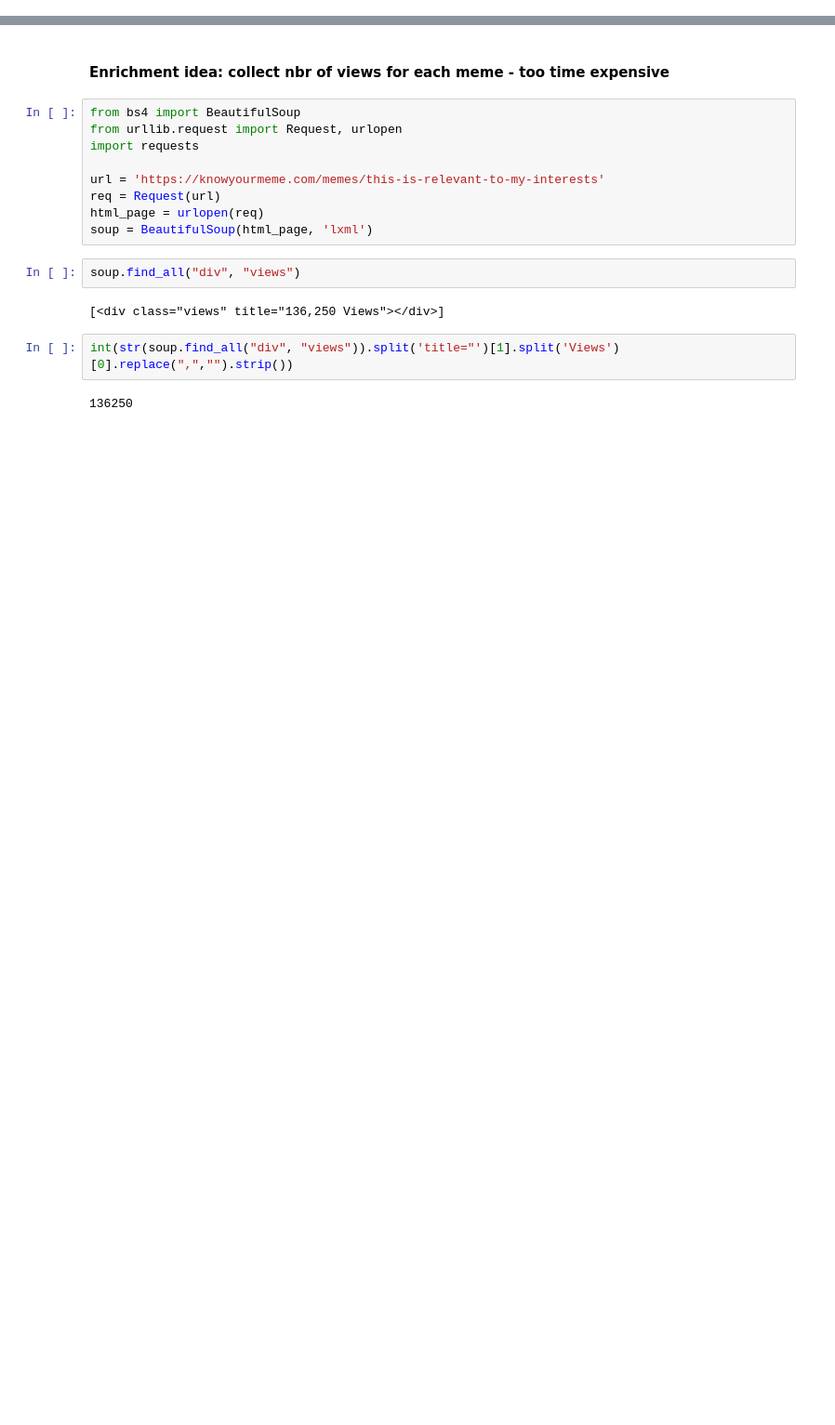
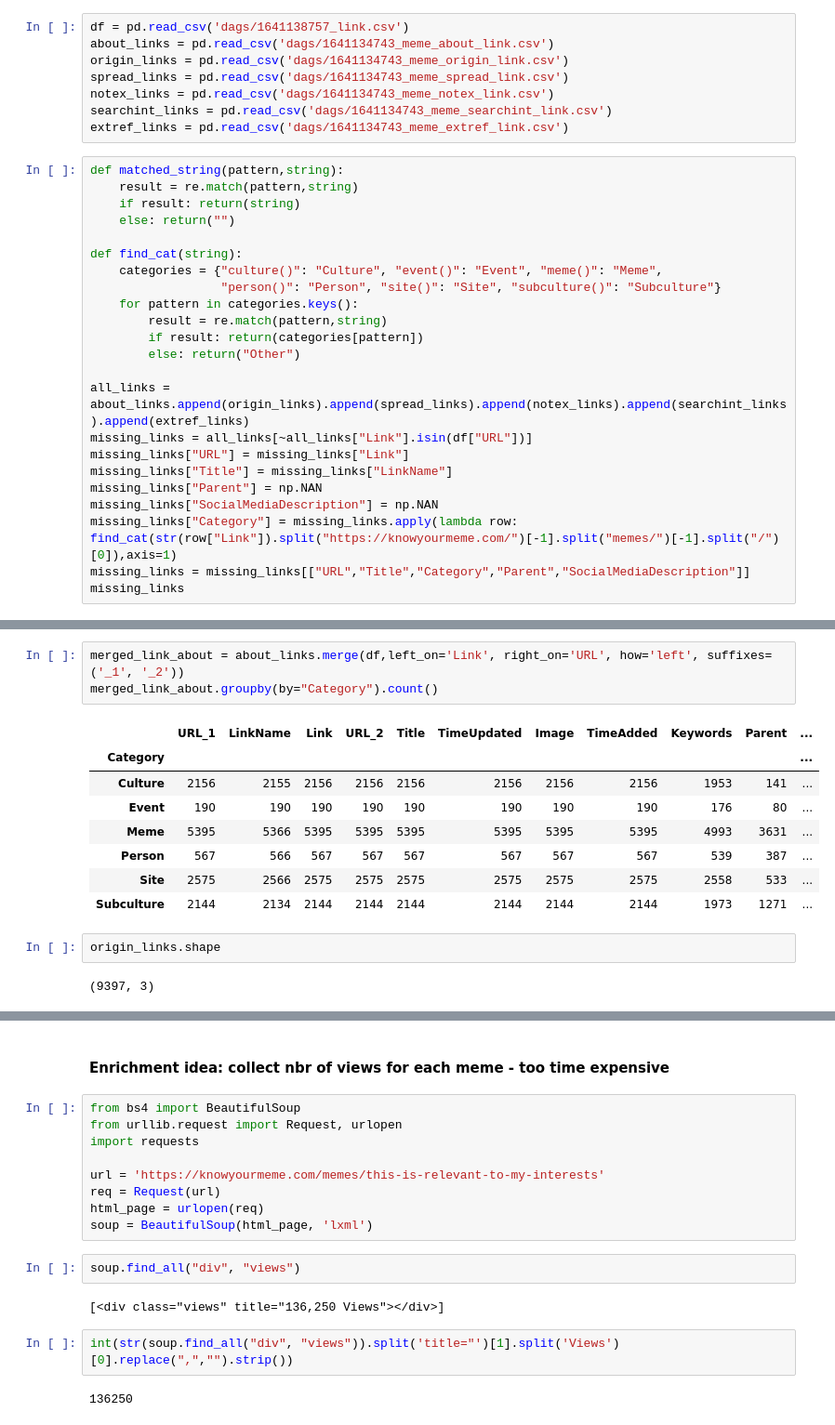
Before and after one commit to MReintop/DataEngProject_Team2, a Jupyter notebook: enrichment_ideas.ipynb, the cells around one changed output, grey strips where cells are left out. Shown: that part at 93% size. Drawn from its saved outputs; the diff is of its cells as text; blank space fills up the shorter version.

```diff
--- a/enrichment_ideas.ipynb
+++ b/enrichment_ideas.ipynb
@@ -0,0 +6,31 @@
+# %%
+df = pd.read_csv('dags/1641138757_link.csv')
+about_links = pd.read_csv('dags/1641134743_meme_about_link.csv')
+origin_links = pd.read_csv('dags/1641134743_meme_origin_link.csv')
+spread_links = pd.read_csv('dags/1641134743_meme_spread_link.csv')
+notex_links = pd.read_csv('dags/1641134743_meme_notex_link.csv')
+searchint_links = pd.read_csv('dags/1641134743_meme_searchint_link.csv')
+extref_links = pd.read_csv('dags/1641134743_meme_extref_link.csv')
+# %%
+def matched_string(pattern,string):
+    result = re.match(pattern,string)
+    if result: return(string)
+    else: return("")
+
+def find_cat(string):
+    categories = {"culture()": "Culture", "event()": "Event", "meme()": "Meme",
+                  "person()": "Person", "site()": "Site", "subculture()": "Subculture"}
+    for pattern in categories.keys():
+        result = re.match(pattern,string)
+        if result: return(categories[pattern])
+        else: return("Other")
+
+all_links = about_links.append(origin_links).append(spread_links).append(notex_links).append(searchint_links).append(extref_links)
+missing_links = all_links[~all_links["Link"].isin(df["URL"])]
+missing_links["URL"] = missing_links["Link"]
+missing_links["Title"] = missing_links["LinkName"]
+missing_links["Parent"] = np.NAN
+missing_links["SocialMediaDescription"] = np.NAN
+missing_links["Category"] = missing_links.apply(lambda row: find_cat(str(row["Link"]).split("https://knowyourmeme.com/")[-1].split("memes/")[-1].split("/")[0]),axis=1)
+missing_links = missing_links[["URL","Title","Category","Parent","SocialMediaDescription"]]
+missing_links
@@ -0,0 +224,16 @@
+# %%
+merged_link_about = about_links.merge(df,left_on='Link', right_on='URL', how='left', suffixes=('_1', '_2'))
+merged_link_about.groupby(by="Category").count()
+# %% [output]
+|  | URL_1 | LinkName | Link | URL_2 | Title | TimeUpdated | Image | TimeAdded | Keywords | Parent | ... |
+| Category |  |  |  |  |  |  |  |  |  |  | ... |
+| Culture | 2156 | 2155 | 2156 | 2156 | 2156 | 2156 | 2156 | 2156 | 1953 | 141 | ... |
+| Event | 190 | 190 | 190 | 190 | 190 | 190 | 190 | 190 | 176 | 80 | ... |
+| Meme | 5395 | 5366 | 5395 | 5395 | 5395 | 5395 | 5395 | 5395 | 4993 | 3631 | ... |
+| Person | 567 | 566 | 567 | 567 | 567 | 567 | 567 | 567 | 539 | 387 | ... |
+| Site | 2575 | 2566 | 2575 | 2575 | 2575 | 2575 | 2575 | 2575 | 2558 | 533 | ... |
+| Subculture | 2144 | 2134 | 2144 | 2144 | 2144 | 2144 | 2144 | 2144 | 1973 | 1271 | ... |
+# %%
+origin_links.shape
+# %% [output]
+(9397, 3)
```
Also changed, not shown: parts of 36 cells of this notebook, 2 other files.
